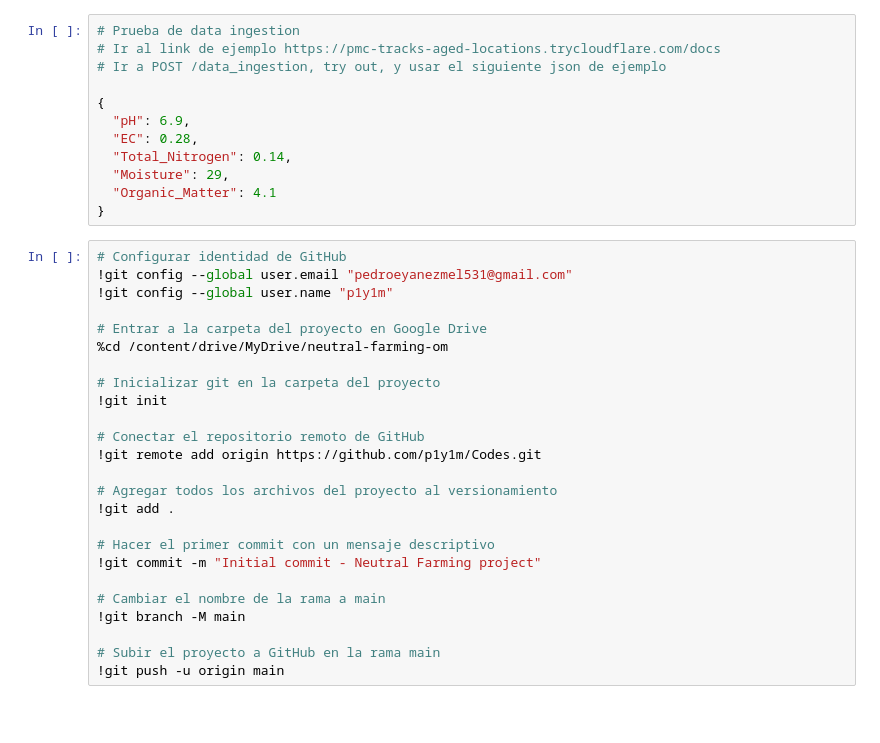
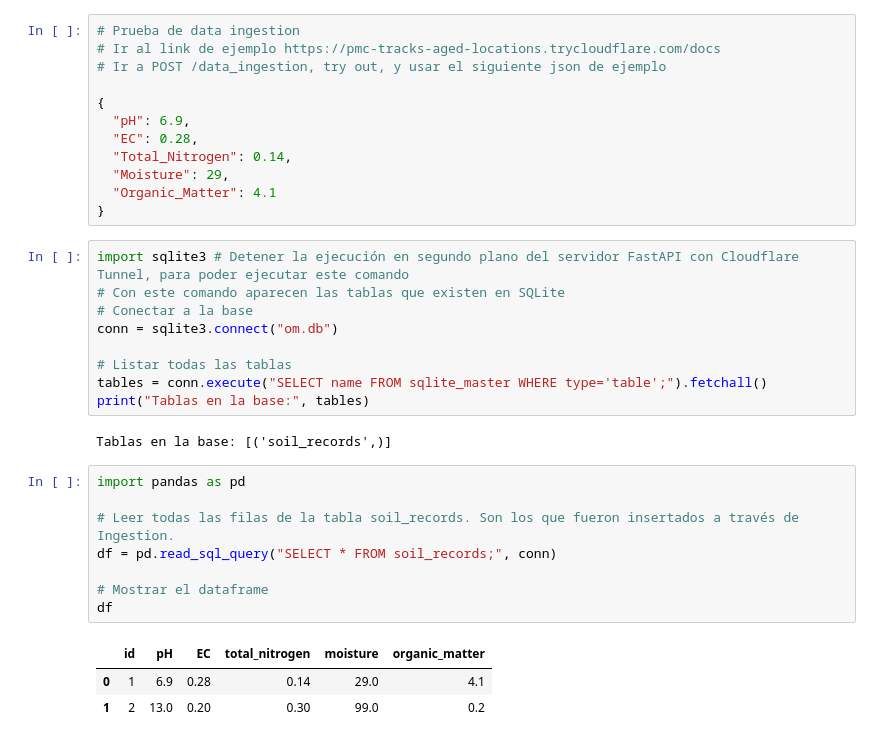
Before and after one commit to p1y1m/Tarea-Neutral-Farm, a Jupyter notebook: Python Google Colab y Swagger/Tarea_Neutral_Farm.ipynb, the cells around one changed output. Saved outputs shown, nothing was run; the diff lists cells and outputs as text; blank space fills up the shorter version.

```diff
--- a/Python Google Colab y Swagger/Tarea_Neutral_Farm.ipynb
+++ b/Python Google Colab y Swagger/Tarea_Neutral_Farm.ipynb
@@ -202,28 +207,26 @@ api.py actualizado 🎯
   "Moisture": 29,
   "Organic_Matter": 4.1
 }
-# %%
-# Configurar identidad de GitHub
-!git config --global user.email "pedroeyanezmel531@gmail.com"
-!git config --global user.name "p1y1m"
-
-# Entrar a la carpeta del proyecto en Google Drive
-%cd /content/drive/MyDrive/neutral-farming-om
-
-# Inicializar git en la carpeta del proyecto
-!git init
-
-# Conectar el repositorio remoto de GitHub
-!git remote add origin https://github.com/p1y1m/Codes.git
-
-# Agregar todos los archivos del proyecto al versionamiento
-!git add .
-
-# Hacer el primer commit con un mensaje descriptivo
-!git commit -m "Initial commit - Neutral Farming project"
-
-# Cambiar el nombre de la rama a main
-!git branch -M main
-
-# Subir el proyecto a GitHub en la rama main
-!git push -u origin main
+# %%
+import sqlite3 # Detener la ejecución en segundo plano del servidor FastAPI con Cloudflare Tunnel, para poder ejecutar este comando
+# Con este comando aparecen las tablas que existen en SQLite
+# Conectar a la base
+conn = sqlite3.connect("om.db")
+
+# Listar todas las tablas
+tables = conn.execute("SELECT name FROM sqlite_master WHERE type='table';").fetchall()
+print("Tablas en la base:", tables)
+# %% [output]
+Tablas en la base: [('soil_records',)]
+# %%
+import pandas as pd
+
+# Leer todas las filas de la tabla soil_records. Son los que fueron insertados a través de Ingestion.
+df = pd.read_sql_query("SELECT * FROM soil_records;", conn)
+
+# Mostrar el dataframe
+df
+# %% [output]
+|  | id | pH | EC | total_nitrogen | moisture | organic_matter |
+| 0 | 1 | 6.9 | 0.28 | 0.14 | 29.0 | 4.1 |
+| 1 | 2 | 13.0 | 0.20 | 0.30 | 99.0 | 0.2 |
```
Also changed, not shown: parts of 6 cells of this notebook, 1 other file.
